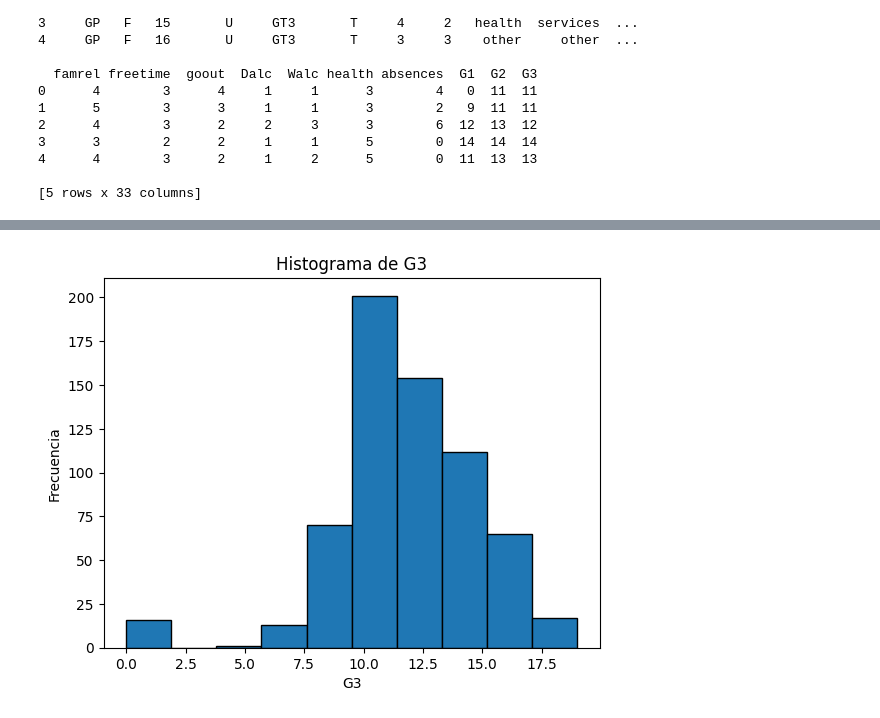
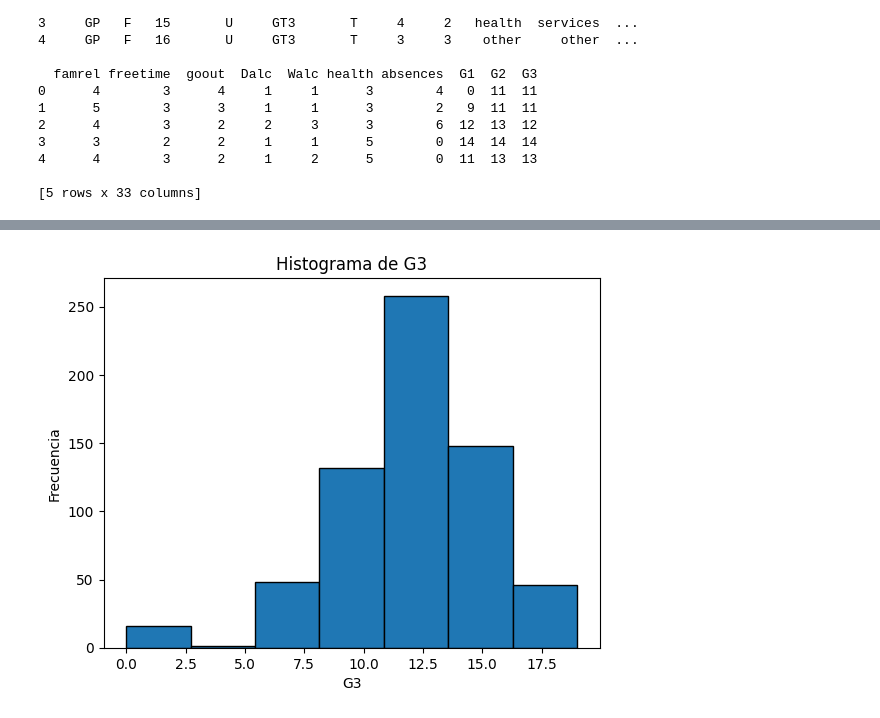
Before and after one commit to Tumup/estadistica, a Jupyter notebook: ESTADISTICA/analisis.ipynb, the cells around one changed output, grey strips where cells are left out. Saved outputs shown, nothing was run; the diff lists cells and outputs as text; code cells hidden in the pictures.

```diff
--- a/ESTADISTICA/analisis.ipynb
+++ b/ESTADISTICA/analisis.ipynb
@@ -43,11 +58,11 @@ df.describe()
 # %%
 variable_of_interest = 'G3'
 
 # Crea el histograma
-plt.hist(df[variable_of_interest], bins=10, edgecolor='black')  # Puedes ajustar el número de bins según sea necesario
+plt.hist(df[variable_of_interest], bins=7, edgecolor='black')  # Puedes ajustar el número de bins según sea necesario
 plt.title(f'Histograma de {variable_of_interest}')
 plt.xlabel(variable_of_interest)
 plt.ylabel('Frecuencia')
 plt.show()
 # %% [output]
-[figure, old version]
+[figure, new version]
```
Also changed, not shown: parts of 8 cells of this notebook.
